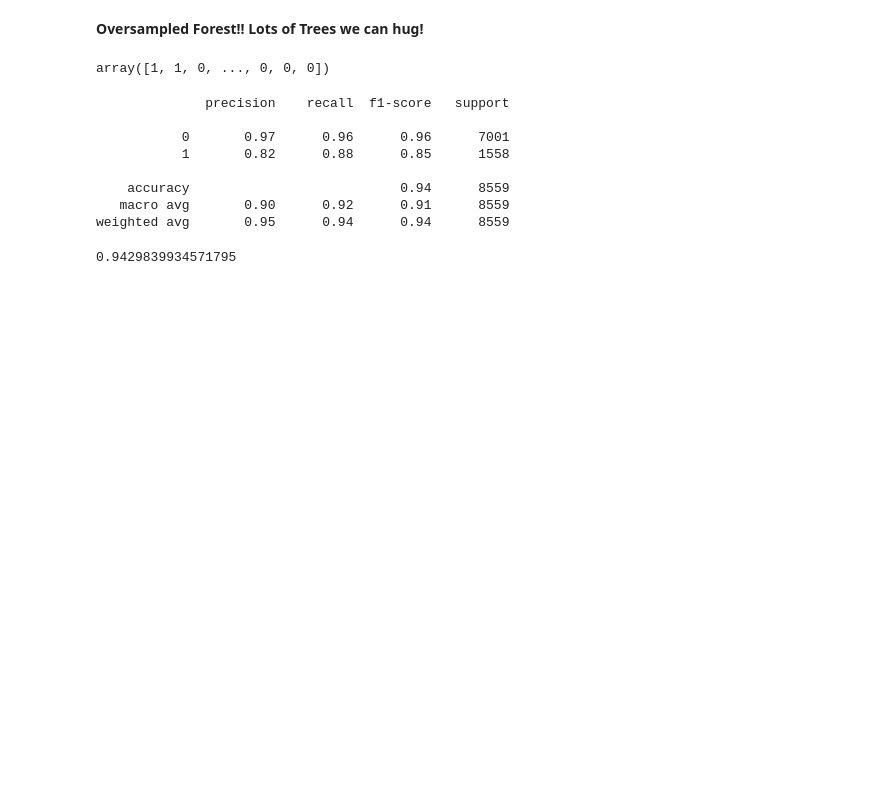
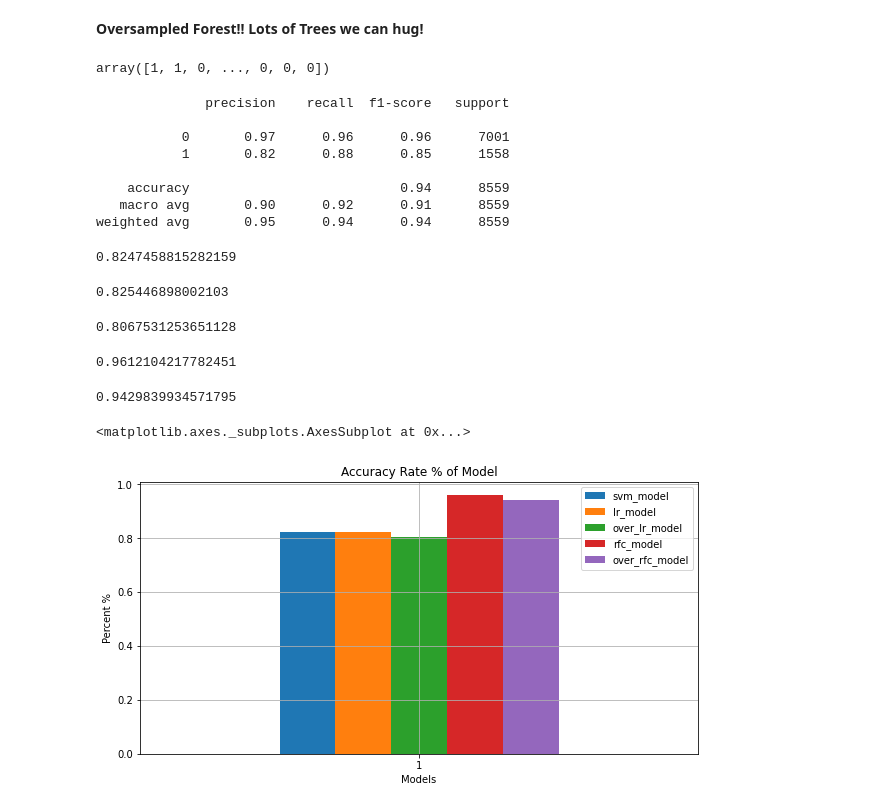
Before and after one commit to Th33na/project-fakers, a Jupyter notebook: project_fakers.ipynb, the cells around one changed output. Drawn from its saved outputs; the diff is of its cells as text; code cells hidden in the pictures; blank space fills up the shorter version.

Commit message:
Created bar chart

```diff
--- a/project_fakers.ipynb
+++ b/project_fakers.ipynb
@@ -927,9 +927,36 @@ print(over_rfc_testing_report)
     accuracy                           0.94      8559
    macro avg       0.90      0.92      0.91      8559
 weighted avg       0.95      0.94      0.94      8559
+# %%
+svm_model = accuracy_score(y_test, svm_pred)
+svm_model
+# %% [output]
+0.8247458815282159
+# %%
+lr_model = accuracy_score(y_test, lr_pred)
+lr_model
+# %% [output]
+0.825446898002103
+# %%
+over_lr_model = accuracy_score(y_test, over_pred)
+over_lr_model
+# %% [output]
+0.8067531253651128
+# %%
+rfc_model = accuracy_score(y_test, rfc_pred)
+rfc_model
+# %% [output]
+0.9612104217782451
 # %%
-over_rfc_bas = accuracy_score(y_test, over_rfc_pred)
+over_rfc_model = accuracy_score(y_test, over_rfc_pred)
 
-over_rfc_bas
+over_rfc_model
 # %% [output]
 0.9429839934571795
+# %%
+accuracy_score_df = pd.DataFrame(columns=["svm_model", "lr_model", "over_lr_model","rfc_model", "over_rfc_model"])
+accuracy_score_df.loc[1]=[svm_model, lr_model, over_lr_model, rfc_model, over_rfc_model]
+accuracy_score_df.plot(kind='bar', rot=0, legend=True, grid=True, figsize=(10, 5), ylabel='Percent %', xlabel='Models', title ='Accuracy Rate % of Model')
+# %% [output]
+<matplotlib.axes._subplots.AxesSubplot at 0x...>
+[figure, added]
```
